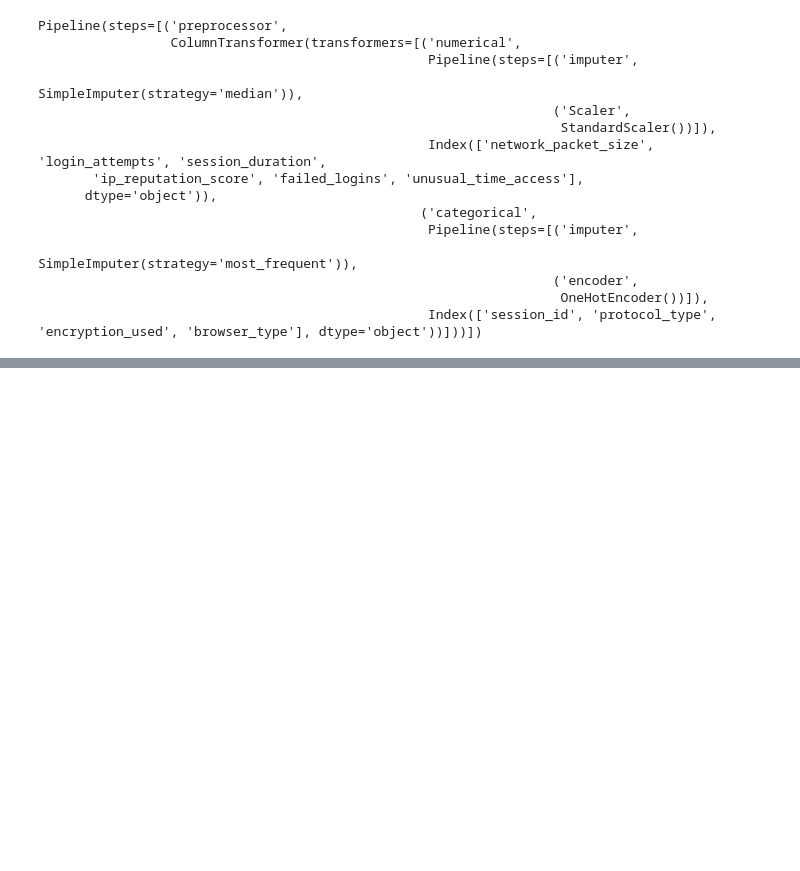
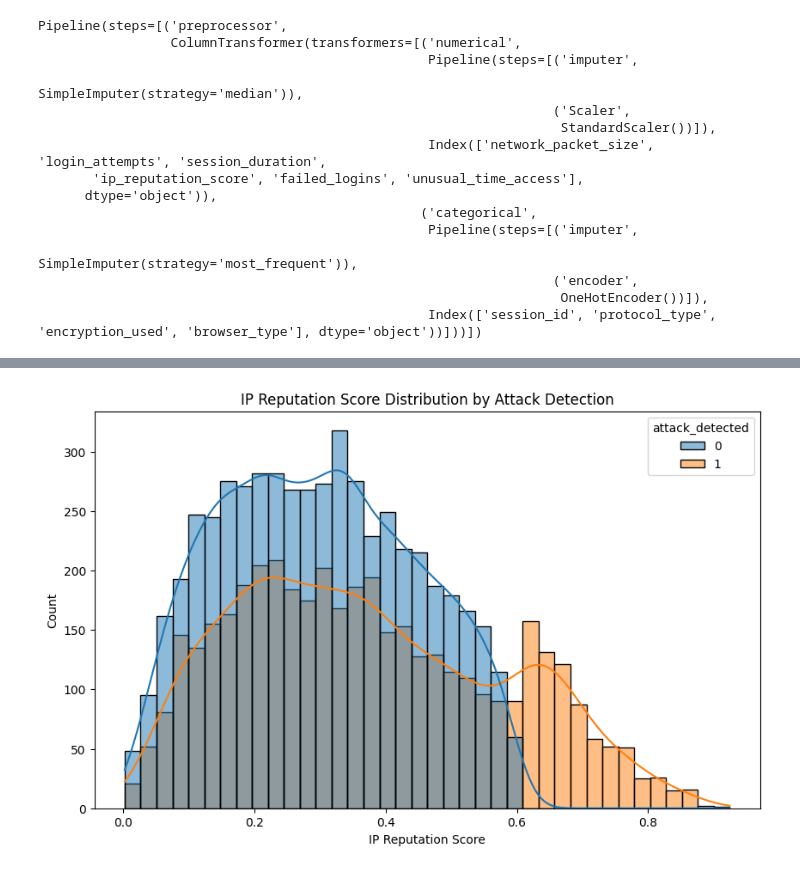
Before and after one commit to JFish72/CSC-349-Machine-Learning-, a Jupyter notebook: HW2/data_prep_analysis.ipynb, the cells around one changed output, grey strips where cells are left out. Drawn from its saved outputs; the diff is of its cells as text; code cells hidden in the pictures; blank space fills up the shorter version.

```diff
--- a/HW2/data_prep_analysis.ipynb
+++ b/HW2/data_prep_analysis.ipynb
@@ -135,0 +162,16 @@ Pipeline(steps=[('preprocessor',
+# %%
+import pandas as pd
+import matplotlib.pyplot as plt
+import seaborn as sns
+
+df = pd.read_csv('cybersecurity_intrusion_data.csv')
+
+plt.figure(figsize = (10, 6))
+sns.histplot(df, x = "ip_reputation_score", hue = "attack_detected", kde = True)
+
+plt.title("IP Reputation Score Distribution by Attack Detection")
+plt.xlabel("IP Reputation Score")
+plt.ylabel("Count")
+plt.show()
+# %% [output]
+[figure, added]
```
Also changed, not shown: parts of 3 cells of this notebook.
